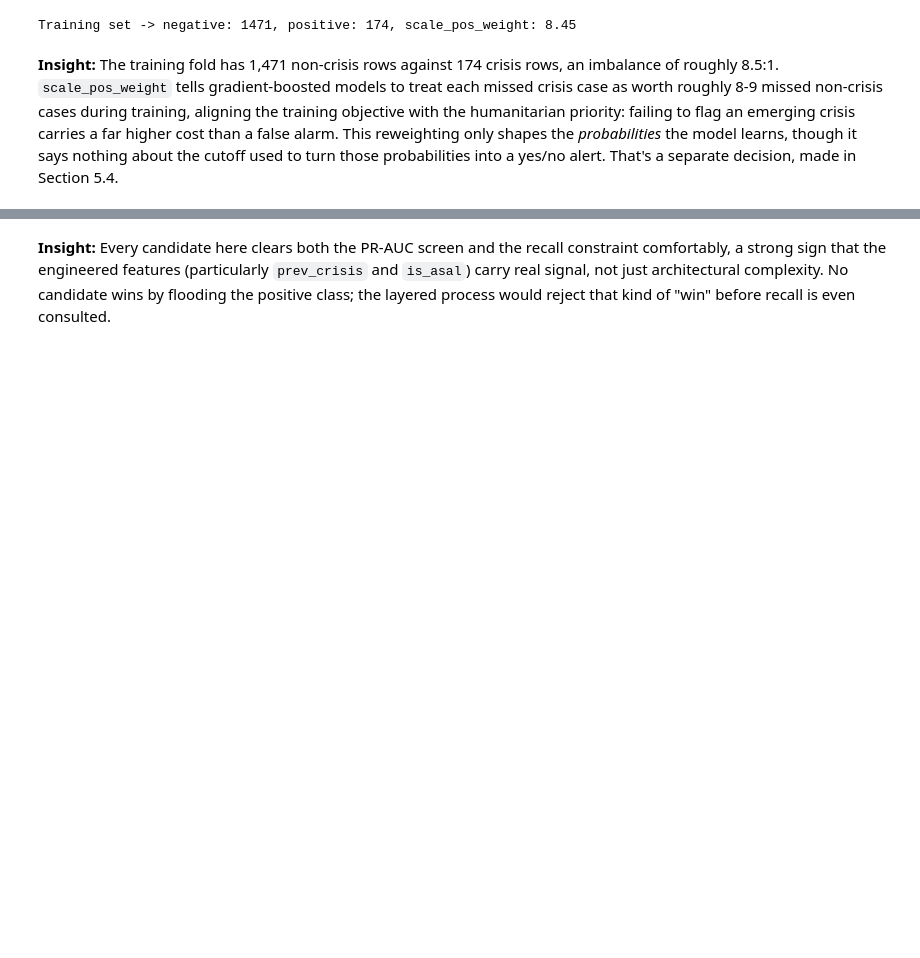
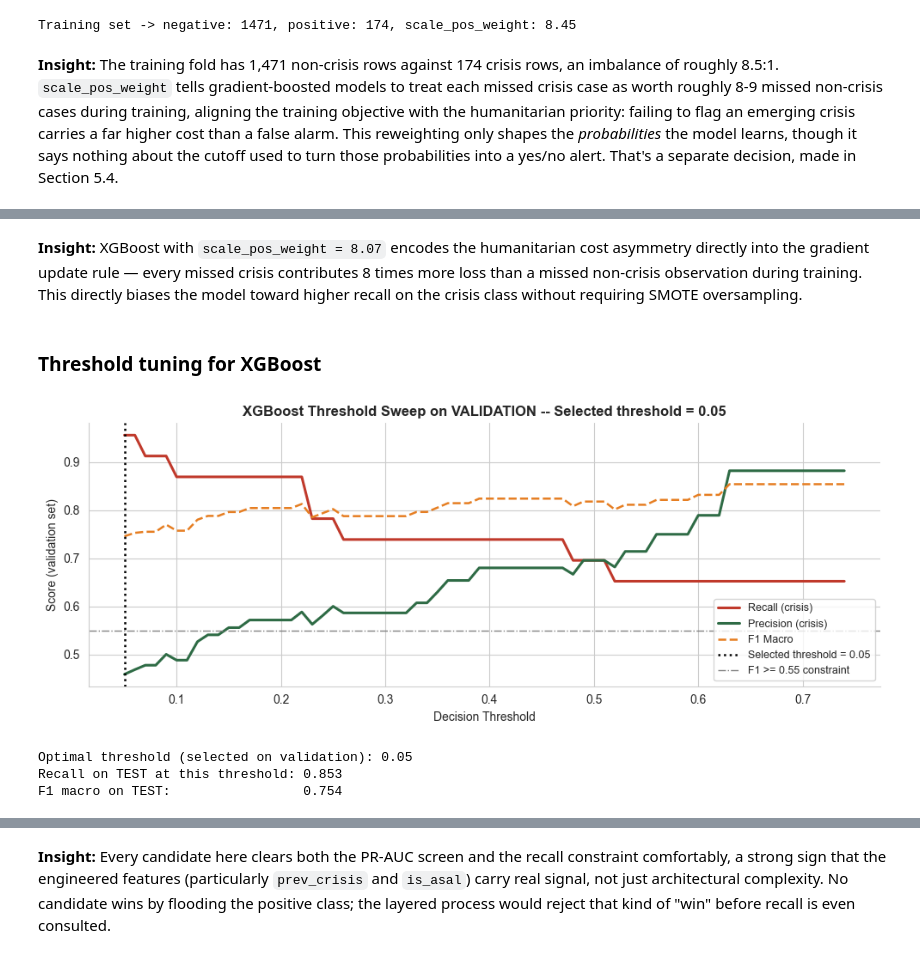
Before and after one commit to JMuoki321/PHASE-5-CAPSTONE-PROJECT, a Jupyter notebook: notebook.ipynb, the cells around one changed output, grey strips where cells are left out. Saved outputs shown, nothing was run; the diff lists cells and outputs as text; code cells hidden in the pictures; blank space fills up the shorter version.

```diff
--- a/notebook.ipynb
+++ b/notebook.ipynb
@@ -1341,0 +1434,17 @@ Selected model (validation set, layered criteria): XGBoost
+# %%
+from sklearn.ensemble import RandomForestClassifier
+# Initialize the Random Forest classifier
+rf = RandomForestClassifier(n_estimators=300, class_weight='balanced', random_state=42)
+
+# Train the Random Forest model on the training data
+rf.fit(X_train, y_train)
+
+# Predict
+rf_pred = rf.predict(X_test)
+rf_proba = rf.predict_proba(X_test)[:, 1]
+
+# Feature importance scores from trained model
+importances = pd.Series(rf.feature_importances_, index=feature_cols).sort_values(ascending=False)
+
+print("\nRandom Forest Feature Importances:")
+print(importances)
@@ -1341,0 +1558,49 @@ Selected model (validation set, layered criteria): XGBoost
+# %% [markdown]
+**Insight:** XGBoost with `scale_pos_weight = 8.07` encodes the humanitarian cost asymmetry directly into the gradient update rule — every missed crisis contributes 8 times more loss than a missed non-crisis observation during training. This directly biases the model toward higher recall on the crisis class without requiring SMOTE oversampling.
+# %% [markdown]
+### Threshold tuning for XGBoost
+# %%
+from sklearn.metrics import recall_score, f1_score, precision_score
+threshold_sweep = np.arange(0.05, 0.75, 0.01)
+results_t  = []
+for t in threshold_sweep:
+    p = (xgb_proba_val >= t).astype(int)
+    results_t.append({
+        't':         t,
+        'recall':    recall_score(y_val, p, pos_label=1, zero_division=0),
+        'precision': precision_score(y_val, p, pos_label=1, zero_division=0),
+        'f1_macro':  f1_score(y_val, p, average='macro', zero_division=0),
+    })
+
+tdf = pd.DataFrame(results_t)
+
+# Select threshold: max recall where f1_macro >= 0.55, evaluated on VALIDATION
+valid  = tdf[tdf['f1_macro'] >= 0.55]
+best_t = float(valid.loc[valid['recall'].idxmax(), 't']) if len(valid) else 0.35
+thresholds['XGBoost'] = best_t   # keep the shared thresholds dict in sync
+
+fig, ax = plt.subplots(figsize=(10, 4))
+ax.plot(tdf['t'], tdf['recall'],    color='#C0392B', linewidth=2.2, label='Recall (crisis)')
+ax.plot(tdf['t'], tdf['precision'], color='#2E6B45', linewidth=2.2, label='Precision (crisis)')
+ax.plot(tdf['t'], tdf['f1_macro'],  color='#E67E22', linewidth=1.8, linestyle='--', label='F1 Macro')
+ax.axvline(best_t, color='black', linewidth=1.8, linestyle=':', label=f'Selected threshold = {best_t:.2f}')
+ax.axhline(0.55,   color='grey',  linewidth=1.0, linestyle='-.', label='F1 >= 0.55 constraint')
+ax.set_xlabel('Decision Threshold')
+ax.set_ylabel('Score (validation set)')
+ax.set_title(f'XGBoost Threshold Sweep on VALIDATION -- Selected threshold = {best_t:.2f}', fontweight='bold')
+ax.legend(fontsize=9)
+ax.spines['top'].set_visible(False)
+ax.spines['right'].set_visible(False)
+plt.tight_layout()
+plt.show()
+
+# Apply the validation-selected threshold to the TEST set for reporting
+xgb_pred_opt  = (xgb_proba >= best_t).astype(int)
+print(f"Optimal threshold (selected on validation): {best_t:.2f}")
+print(f"Recall on TEST at this threshold: {recall_score(y_test, xgb_pred_opt, pos_label=1, zero_division=0):.3f}")
+print(f"F1 macro on TEST:                 {f1_score(y_test, xgb_pred_opt, average='macro', zero_division=0):.3f}")
+# %% [output]
+[figure, added]
+Optimal threshold (selected on validation): 0.05
+Recall on TEST at this threshold: 0.853
+F1 macro on TEST:                 0.754
```
Also changed, not shown: parts of 84 cells of this notebook, 4 other files.
